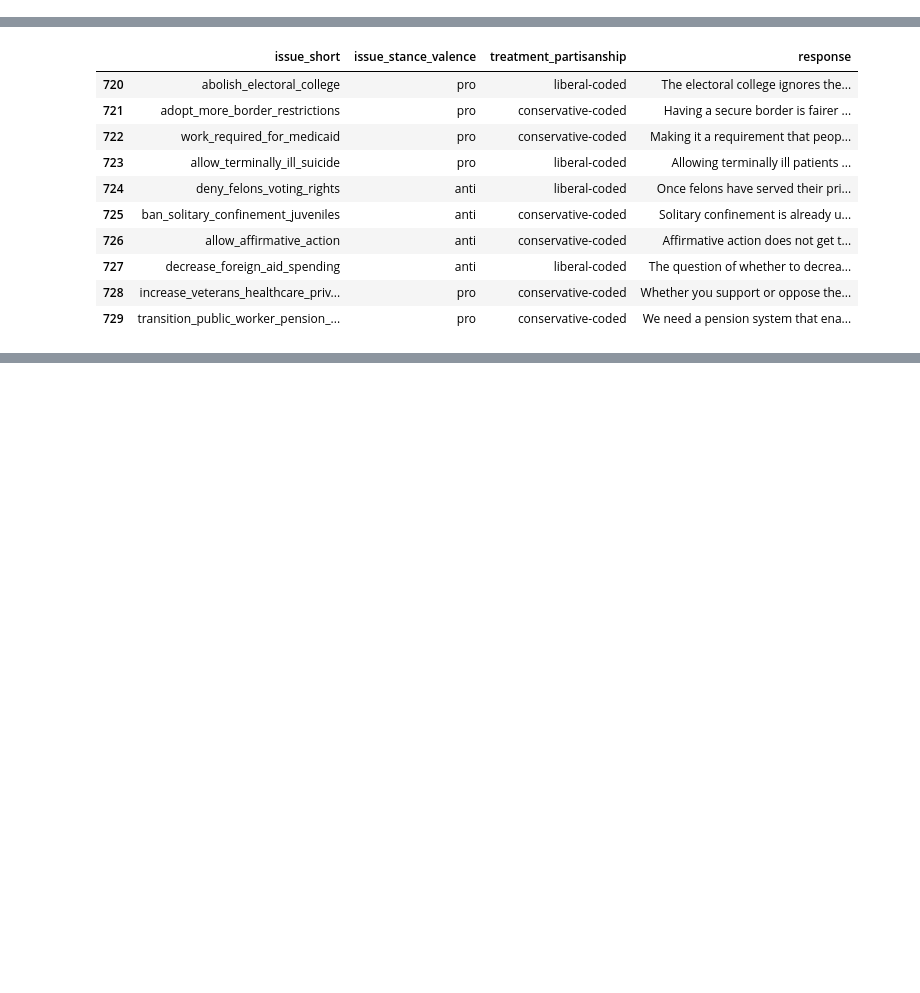
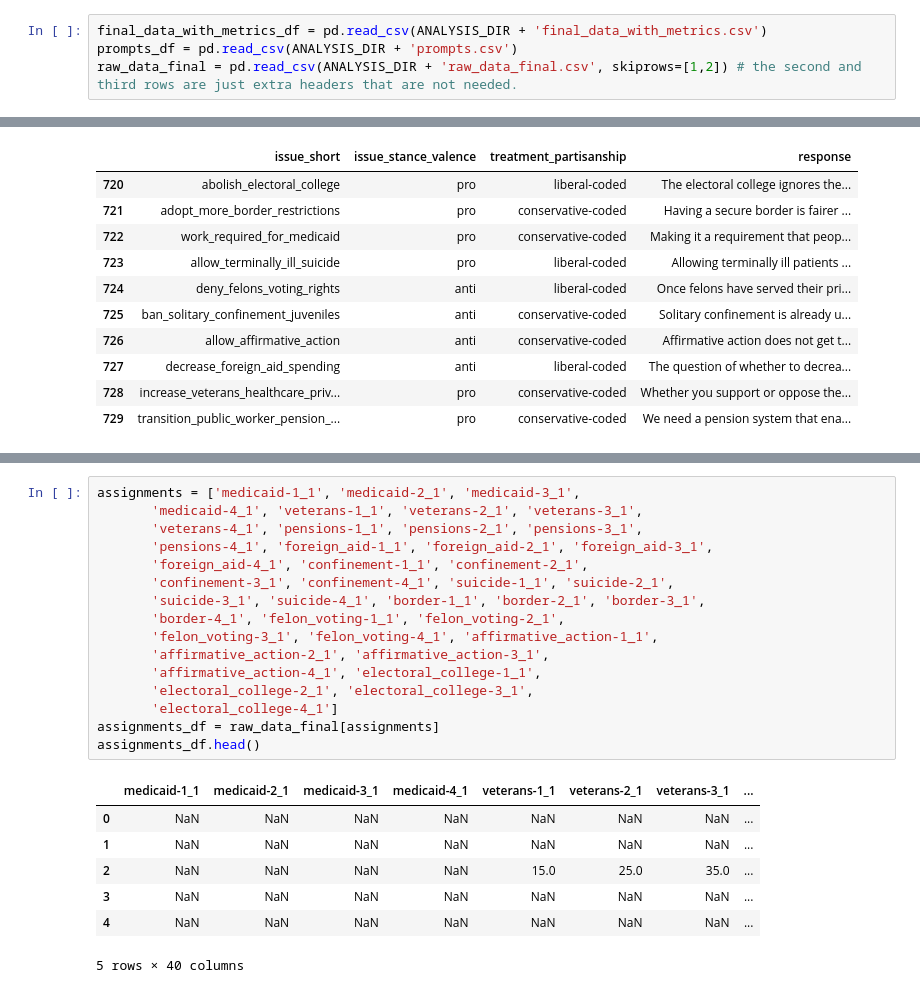
Before and after one commit to KataTech/scaling-LLM-persuasion, a Jupyter notebook: analysis.ipynb, the cells around one changed output, grey strips where cells are left out. Saved outputs shown, nothing was run; the diff lists cells and outputs as text; blank space fills up the shorter version.

```diff
--- a/analysis.ipynb
+++ b/analysis.ipynb
@@ -22,0 +35,4 @@ all_responses = pd.read_csv(COMPLETIONS_DIR + 'all_responses.csv')
+# %%
+final_data_with_metrics_df = pd.read_csv(ANALYSIS_DIR + 'final_data_with_metrics.csv')
+prompts_df = pd.read_csv(ANALYSIS_DIR + 'prompts.csv')
+raw_data_final = pd.read_csv(ANALYSIS_DIR + 'raw_data_final.csv', skiprows=[1,2]) # the second and third rows are just extra headers that are not needed.
@@ -312,0 +441,24 @@ abuse and ensure that solitary confinement is used only as a last resort when al
+# %%
+assignments = ['medicaid-1_1', 'medicaid-2_1', 'medicaid-3_1',
+       'medicaid-4_1', 'veterans-1_1', 'veterans-2_1', 'veterans-3_1',
+       'veterans-4_1', 'pensions-1_1', 'pensions-2_1', 'pensions-3_1',
+       'pensions-4_1', 'foreign_aid-1_1', 'foreign_aid-2_1', 'foreign_aid-3_1',
+       'foreign_aid-4_1', 'confinement-1_1', 'confinement-2_1',
+       'confinement-3_1', 'confinement-4_1', 'suicide-1_1', 'suicide-2_1',
+       'suicide-3_1', 'suicide-4_1', 'border-1_1', 'border-2_1', 'border-3_1',
+       'border-4_1', 'felon_voting-1_1', 'felon_voting-2_1',
+       'felon_voting-3_1', 'felon_voting-4_1', 'affirmative_action-1_1',
+       'affirmative_action-2_1', 'affirmative_action-3_1',
+       'affirmative_action-4_1', 'electoral_college-1_1',
+       'electoral_college-2_1', 'electoral_college-3_1',
+       'electoral_college-4_1']
+assignments_df = raw_data_final[assignments]
+assignments_df.head()
+# %% [output]
+|  | medicaid-1_1 | medicaid-2_1 | medicaid-3_1 | medicaid-4_1 | veterans-1_1 | veterans-2_1 | veterans-3_1 | ... |
+| 0 | NaN | NaN | NaN | NaN | NaN | NaN | NaN | ... |
+| 1 | NaN | NaN | NaN | NaN | NaN | NaN | NaN | ... |
+| 2 | NaN | NaN | NaN | NaN | 15.0 | 25.0 | 35.0 | ... |
+| 3 | NaN | NaN | NaN | NaN | NaN | NaN | NaN | ... |
+| 4 | NaN | NaN | NaN | NaN | NaN | NaN | NaN | ... |
+5 rows × 40 columns
```
Also changed, not shown: parts of 26 cells of this notebook.
